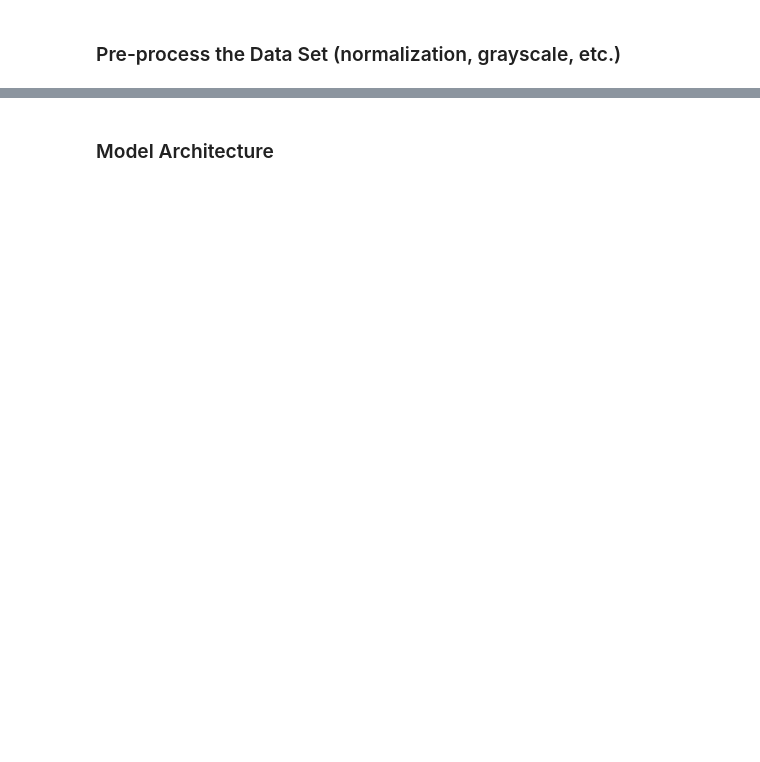
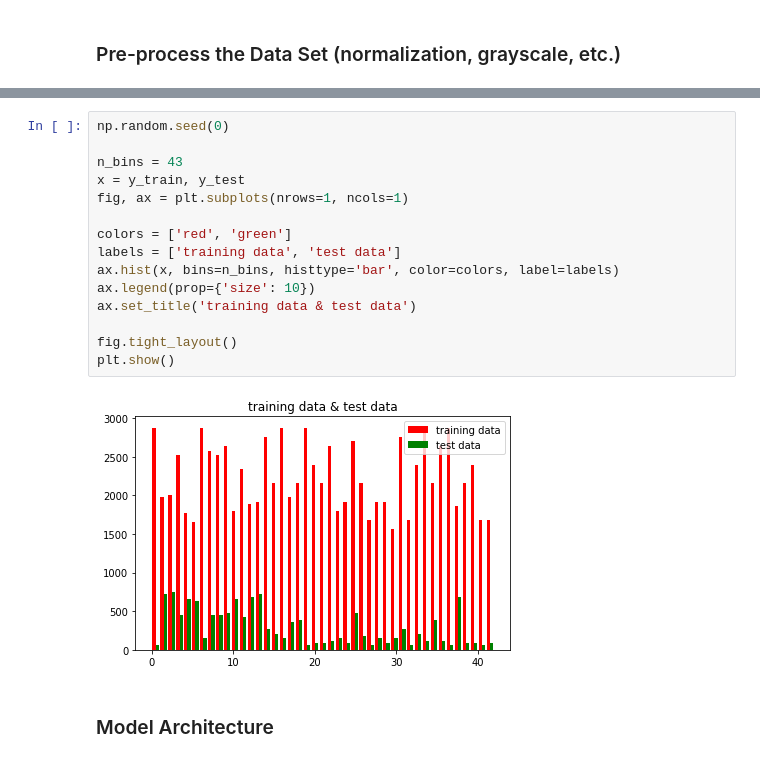
Before and after one commit to kevingau/CarND-Traffic-Sign-Classifier-Project, a Jupyter notebook: Traffic_Sign_Classifier.ipynb, the cells around one changed output, grey strips where cells are left out. Saved outputs shown, nothing was run; the diff lists cells and outputs as text; blank space fills up the shorter version.

```diff
--- a/Traffic_Sign_Classifier.ipynb
+++ b/Traffic_Sign_Classifier.ipynb
@@ -227,4 +196,21 @@ print('min =', np.min(X_train_gray[8955]), '- max =', np.max(X_train_gray[8955])
 min = 0 - max = 25
+# %%
+np.random.seed(0)
+
+n_bins = 43
+x = y_train, y_test
+fig, ax = plt.subplots(nrows=1, ncols=1)
+
+colors = ['red', 'green']
+labels = ['training data', 'test data']
+ax.hist(x, bins=n_bins, histtype='bar', color=colors, label=labels)
+ax.legend(prop={'size': 10})
+ax.set_title('training data & test data')
+
+fig.tight_layout()
+plt.show()
+# %% [output]
+[figure, added]
 # %% [markdown]
 ### Model Architecture
 # %%
```
Also changed, not shown: parts of 12 cells of this notebook.
